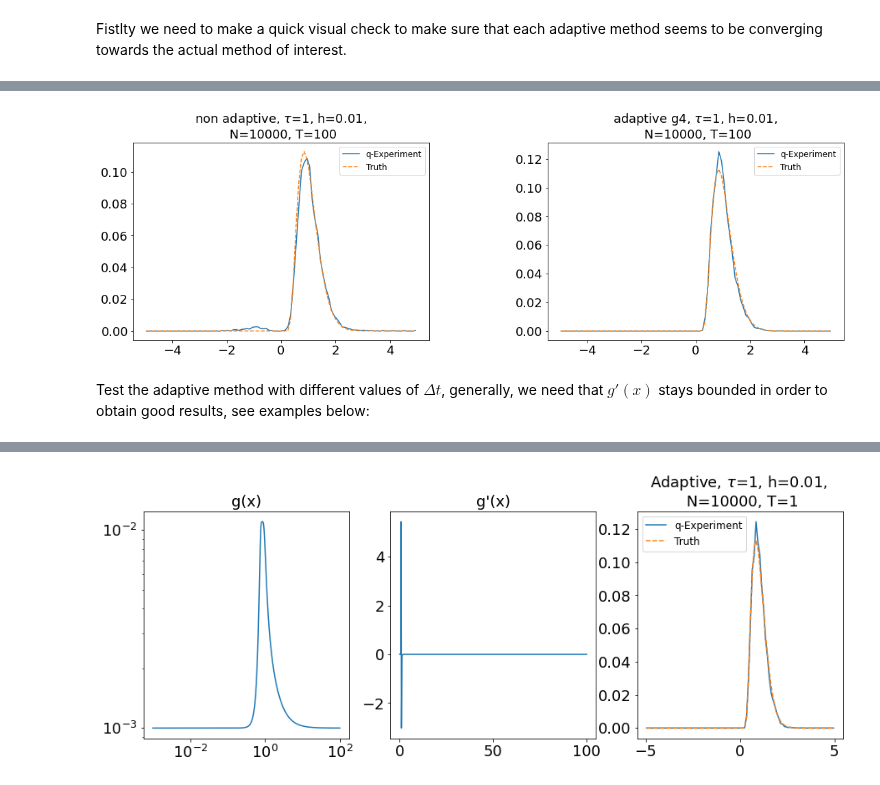
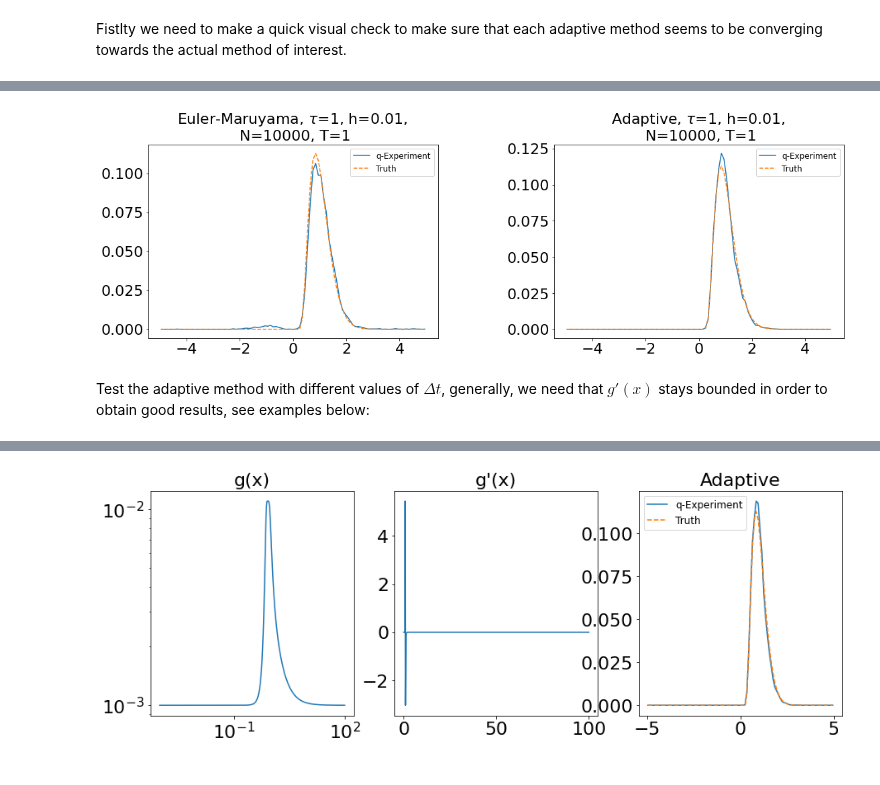
Before and after one commit to alixsleroy/WeakSDEapproximation, a Jupyter notebook: langevin_adaptive.ipynb, the cells around one changed output, grey strips where cells are left out. Drawn from its saved outputs; the diff is of its cells as text; code cells hidden in the pictures.

```diff
--- a/langevin_adaptive.ipynb
+++ b/langevin_adaptive.ipynb
@@ -8,7 +8,7 @@ import numba as nb
 import time as time
 ## ---------------- Mathplotlib settings ----------------
 SMALL_SIZE = 12
-MEDIUM_SIZE = 18
+MEDIUM_SIZE = 22
 BIGGER_SIZE = 25
 
 plt.rc('font', size=MEDIUM_SIZE)          # controls default text sizes
@@ -181,7 +181,7 @@ ax3.legend()
 # %%
 #%time ytest=y_compile = DW_sde_fast(1000,3,10,0.01,20) # compile the function
 def plot_dist(y,tau,dt,n_samples,T,title,ax):
-    ax.set_title(str(title)+", $\\tau$="+str(tau)+", h="+str(dt)+", \n N="+str(n_samples)+", T="+str(T))
+    ax.set_title(str(title)) #+", $\\tau$="+str(tau)+", h="+str(dt)+", \n N="+str(n_samples)+", T="+str(T))
 
     #Plot 1
     histogram,bins = np.histogram(y,bins=100,range=[-5,5], density=True)
@@ -237,17 +235,18 @@ Wall time: 2min 26s
 # %%
 fig, ((ax1,ax2))= plt.subplots(1,2,figsize=(18,5))# plt.figure(figsize=(4,4))
 fig.subplots_adjust(left=0.1,bottom=0.1, right=0.9, top=0.9, wspace=0.4, hspace=0.4)
-plot_dist(y_nonada,tau,dtnonada,n_samples,T,"non adaptive",ax1)
-plot_dist(y_adag4[::,0],tau,dt,n_samples,T,"adaptive g4",ax2)
+plot_dist(y_nonada,tau,dtnonada,n_samples,T,"Euler-Maruyama",ax1)
+plot_dist(y_adag4,tau,dt,n_samples,T,"Adaptive",ax2)
 # %% [output]
-[figure, old version]
+[figure, new version]
 # %% [markdown]
 Test the adaptive method with different values of $\Delta t$, generally, we need that $g'(x)$ stays bounded in order to obtain good results, see examples below:
 # %%
 n_samples=10000
 T=1
-dtmax=0.01
-dtbounds = np.array([0.001,dtmax])
+tau=1
+dt=0.01
+dtbounds = np.array([0.001,0.01])
 
 ## Figure set up
 fig, (ax1,ax2,ax3)= plt.subplots(1,3,figsize=(15,5))# plt.figure(figsize=(4,4))
@@ -263,5 +262,5 @@ ax2.plot(x,gx4_test[1,::],label="g(x)")
 ax2.set_title("g'(x)")
 ## Compute the distribution
 %time y_adag4= IDW_nsample_ada4(n_samples,T,dt,dtbounds)
-plot_dist(y_adag4[::,0],tau,dt,n_samples,T,"Adaptive",ax3)
+plot_dist(y_adag4,tau,dt,n_samples,T,"Adaptive",ax3)
 # %% [output]
@@ -270,4 +269,4 @@ Wall time: 2.55 s
-[figure, old version]
+[figure, new version]
 # %%
 n_samples=10000
 dt=0.01
```
Also changed, not shown: parts of 34 cells of this notebook, 4 other files.
